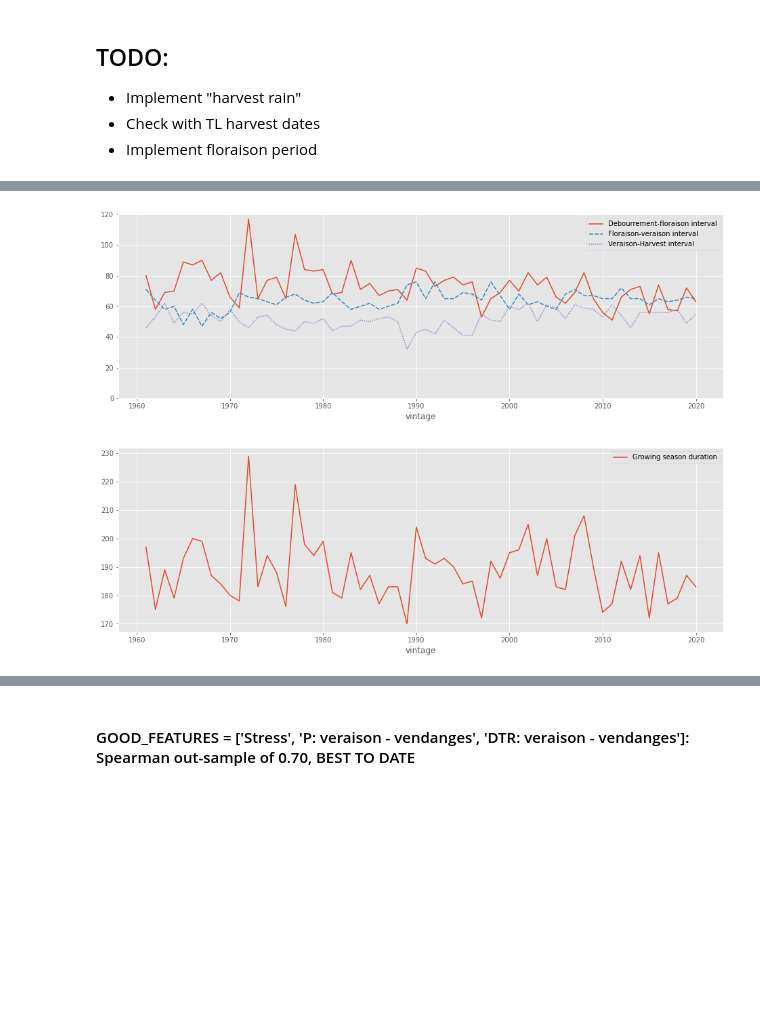
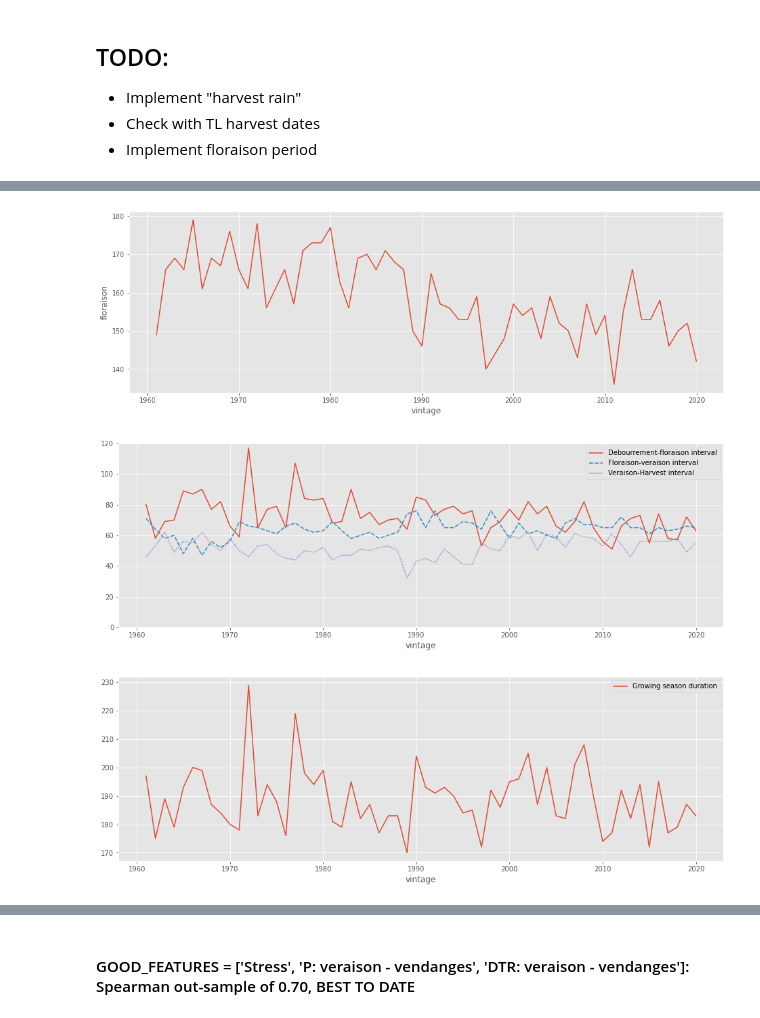
Before and after one commit to RoucherA/GrandCruClassifier, a Jupyter notebook: FE.ipynb, the cells around one changed output, grey strips where cells are left out. Drawn from its saved outputs; the diff is of its cells as text; code cells hidden in the pictures; blank space fills up the shorter version.

```diff
--- a/FE.ipynb
+++ b/FE.ipynb
@@ -8,13 +8,19 @@ import pandas as pd
 import numpy as np
 import matplotlib.pyplot as plt
 import seaborn as sns
+import datetime
 plt.style.use('ggplot')
-
 plt.rcParams["figure.figsize"] = (16, 5)
 
 pheno = pd.read_excel('data/pheno_latour.xlsx', index_col=0)
+pheno['floraison'] = pheno['mi-floraison M']
+
 pheno['vendanges'] = pd.to_datetime(pheno['vendanges'].dt.date)
 pheno['veraison'] = pd.to_datetime(pheno['veraison'].dt.date)
+pheno['nouaison'] = pheno['floraison'] + datetime.timedelta(days=15)
+pheno['debut floraison'] = pheno['floraison'] - datetime.timedelta(days=7)
+pheno['fin floraison'] = pheno['floraison'] + datetime.timedelta(days=7)
+
 
 pheno['Debourrement-floraison interval'] = (pheno['floraison'] - pheno['debourrement']).dt.days
 pheno['Floraison-veraison interval'] = (pheno['veraison'] - pheno['floraison']).dt.days
@@ -23,13 +29,14 @@ pheno['Growing season duration'] = (pheno['vendanges'] - pheno['debourrement']).
 
 display(pheno.head())
 
+sns.lineplot(data=(pheno['floraison'].dt.dayofyear))
+plt.show()
+
 intervalles = pheno[['Debourrement-floraison interval', 'Floraison-veraison interval', 'Veraison-Harvest interval']]
-plt.figure(figsize=(16,5))
 plt.ylim((0,120))
 sns.lineplot(data=intervalles)
 plt.show()
 
-plt.figure(figsize=(16,5))
 sns.lineplot(data=pheno[['Growing season duration']])
 plt.show()
 # %% [output]
@@ -43,5 +50,6 @@ plt.show()
-[figure, old version]
+[figure, new version]
-[figure, old version]
+[figure, new version]
+[figure, added]
 # %%
 weather = pd.read_csv('data/weather_merignac_daily.csv', parse_dates=['Date']).set_index('Date')
 weather['Frost'] = (weather['Tn'] < 0).astype(int)
```
Also changed, not shown: parts of 23 cells of this notebook, 6 other files.
